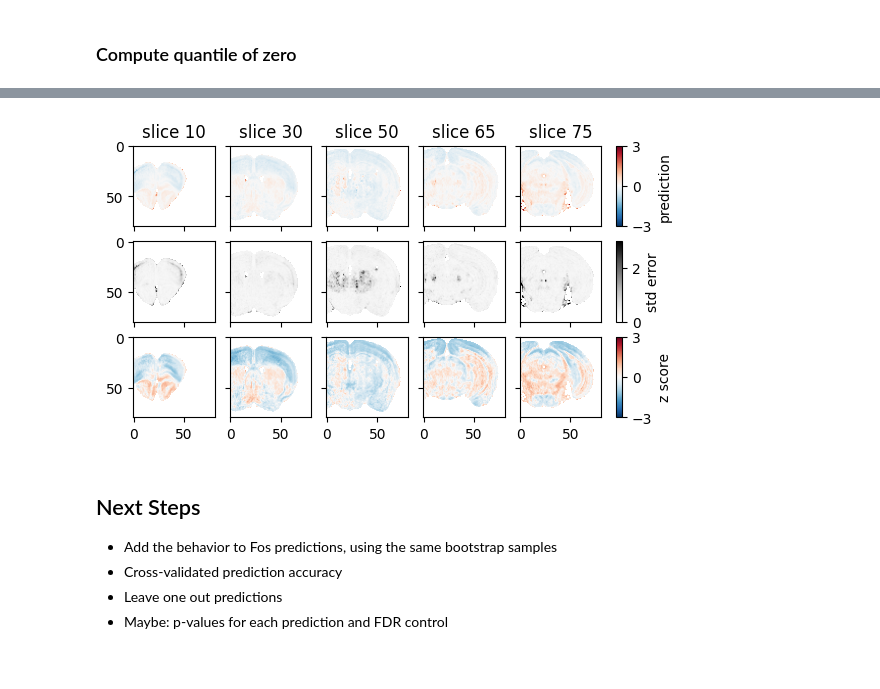
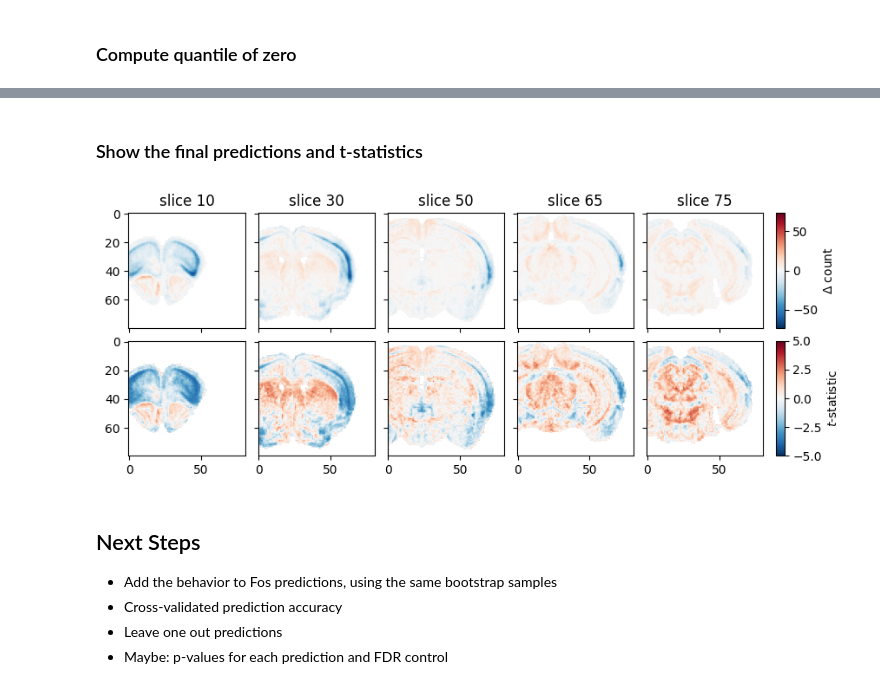
Before and after one commit to lindermanlab/fos, a Jupyter notebook: notebooks/2024-06-18 fos-behavior predictions.ipynb, the cells around one changed output, grey strips where cells are left out. Cells and saved outputs as stored; diff of their text form; code cells hidden in the pictures.

```diff
--- a/notebooks/2024-06-18 fos-behavior predictions.ipynb
+++ b/notebooks/2024-06-18 fos-behavior predictions.ipynb
@@ -117,7 +131,8 @@ for i in progress_bar(range(0, NUM_BOOTSTRAP + 3)):
         continue
 
     try:
-        artifact = api.artifact("linderman-lab/serotonin-behavior-bootstrap/params_pkl:v{:d}".format(i))
+        artifact = api.artifact(f"{WAND_BEHAVIOR_BOOTSTRAP_PROJECT}/params_pkl:v{i}")
+        # artifact = api.artifact("/params_pkl:v{:d}".format(i))
         artifact.download(root=BEHAVIOR_PARAM_DIR)
     except:
         print("could not find artifact params_pkl:v{:d}".format(i))
@@ -245,5 +260,5 @@ for i in progress_bar(range(NUM_BOOTSTRAP)):
 # %%
-e, p, s = 3, 5, 42
+e, p, s = 3, 5, 36
 plt.hist(bootstrap_pred_behav_changes[:, e, p, s], 50, alpha=0.75, edgecolor='gray', label='bootstrap samples')
 plt.axvline(final_pred_behav_change[e, p, s], color='r', label='full model')
 plt.xlabel("predicted change in syllable probability")
@@ -496,7 +477,7 @@ ax.cax.colorbar(im, ax=axs.ravel().tolist(), label='z score')
 # %%
 bootstrap_pred_fos_changes = np.zeros((NUM_BOOTSTRAP, NUM_VOXELS))
 # %%
-for i in progress_bar(range(500)):
+for i in progress_bar(range(NUM_BOOTSTRAP)):
     fname = "params_{:04d}.pkl".format(i)
     with open(os.path.join(FOS_PARAM_DIR, fname), "rb") as f:
         fos_params = pickle.load(f)
@@ -538,0 +518,13 @@ plt.legend()
+# %%
+from scipy import stats
+sem_pred_fos_change = np.std(bootstrap_pred_fos_changes, axis=0)
+tstat_pred_fos_change = final_pred_fos_change / sem_pred_fos_change
+pval_pred_fos_change = stats.t.sf(np.abs(tstat_pred_fos_change), NUM_BOOTSTRAP-1)*2
+
+# Make a copy of the changes and nan out the insignificant ones
+p_thresh = 0.05 / final_pred_fos_change.size
+sig = pval_pred_fos_change < p_thresh
+sig_pred_fos_change = final_pred_fos_change.copy()
+sig_pred_fos_change[~sig] = np.nan
+
+print(f"num sig. predictions (Bonferroni): {sig.sum()}")
@@ -609,59 +545,61 @@ Maybe we should just show the voxelwise predictions and the standard error estim
+# %% [markdown]
+### Show the final predictions and t-statistics
 # %%
-
 # Plot the changes for a single slice of the brain
 slices_to_plot = [10, 30, 50, 65, 75]
 
 # First plot the final predictions
-fig = plt.figure(figsize=(3 * len(slices_to_plot), 12))
-grid = ImageGrid(fig, 311,          # as in plt.subplot(111)
-                 nrows_ncols=(3, len(slices_to_plot)),
+fig = plt.figure(figsize=(3 * len(slices_to_plot), 8))
+grid = ImageGrid(fig, 211,
+                 nrows_ncols=(2, len(slices_to_plot)),
                  axes_pad=0.15,
                  share_all=True,
                  cbar_location="right",
                  cbar_mode="edge",
                  cbar_size="7%",
                  cbar_pad=0.15,
                  )
 
+vlim = abs(final_pred_fos_change).max()
 for j, slc in enumerate(slices_to_plot):
     # Plot the final prediction
-    ax, im1 = plot_coronal(final_pred_fos_zscore,
-                          slc,
-                          alive_voxels,
-                          ax=grid[j],
-                          alpha=1,
-                          cmap="RdBu_r",
-                          vmin=-3, vmax=3)
+    ax, im1 = plot_coronal(final_pred_fos_change,
+                           slc,
+                           alive_voxels,
+                           ax=grid[j],
+                           alpha=1,
+                           cmap="RdBu_r",
+                           vmin=-vlim, vmax=vlim)
     ax.set_title(f"slice {slc}")
 
     # Next plot the SEM
-    _, im2 = plot_coronal(sem_pred_fos_zscore,
+    _, im2 = plot_coronal(tstat_pred_fos_change,
                           slc,
                           alive_voxels,
                           ax=grid[len(slices_to_plot) + j],
                           alpha=1,
-                          cmap="Greys",
-                          vmin=0, vmax=3)
+                          cmap="RdBu_r",
+                          vmin=-5, vmax=5)
 
     # Finally, plot the predicted change over the SEM (z score again? ugh terrible naming)
-    _, im3 = plot_coronal(final_pred_fos_zscore / sem_pred_fos_zscore,
-                          slc,
-                          alive_voxels,
-                          ax=grid[2 * len(slices_to_plot) + j],
-                          alpha=1,
-                          cmap="RdBu_r",
-                          vmin=-3, vmax=3)
+    # _, im3 = plot_coronal(pval_pred_fos_change,
+    #                       slc,
+    #                       alive_voxels,
+    #                       ax=grid[2 * len(slices_to_plot) + j],
+    #                       alpha=1,
+    #                       cmap="Greys_r",
+    #                       vmin=0, vmax=1)
     ax.set_title(f"slice {slc}")
 
-cbar1 = grid[len(slices_to_plot) - 1].cax.colorbar(im1, label='prediction')
-cbar2 = grid[2 * len(slices_to_plot) - 1].cax.colorbar(im2, label='std error')
-cbar3 = grid[- 1].cax.colorbar(im3, label='z score')
+cbar1 = grid[len(slices_to_plot) - 1].cax.colorbar(im1, label=r'$\Delta$ count')
+cbar2 = grid[2 * len(slices_to_plot) - 1].cax.colorbar(im2, label=r'$t$-statistic')
+# cbar3 = grid[- 1].cax.colorbar(im3, label=r'$p$-value')
 
-for cbar in [cbar1, cbar3]:
-    # cbar.ax.tick_params(labelsize=1)
-    cbar.ax.set_yticks([-3, 0,  3])
+# for cbar in [cbar1, cbar3]:
+#     # cbar.ax.tick_params(labelsize=1)
+#     cbar.ax.set_yticks([-3, 0,  3])
 # %% [output]
-[figure, old version]
+[figure, new version]
 # %% [markdown]
 ## Next Steps
 
```
Also changed, not shown: parts of 27 cells of this notebook.
